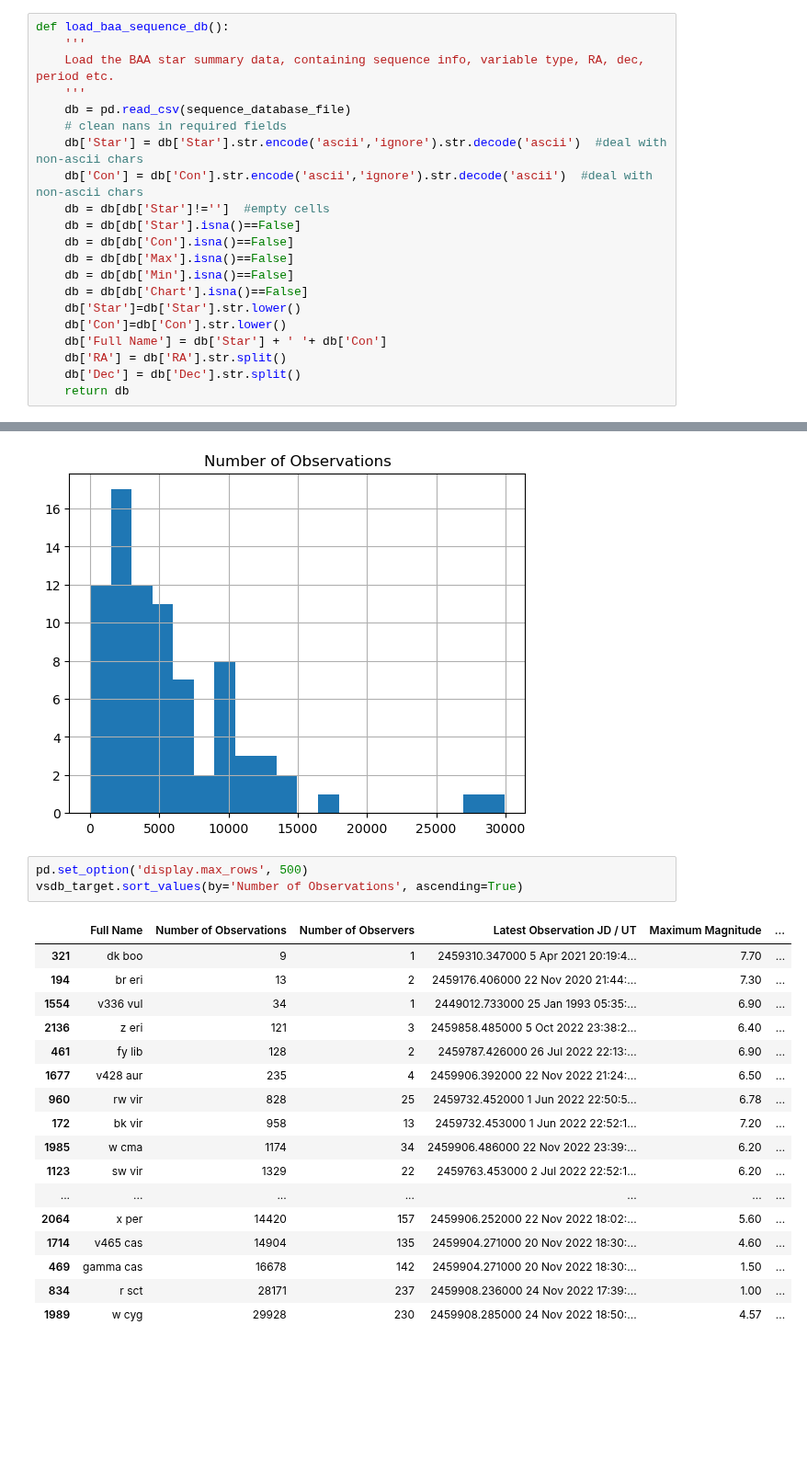
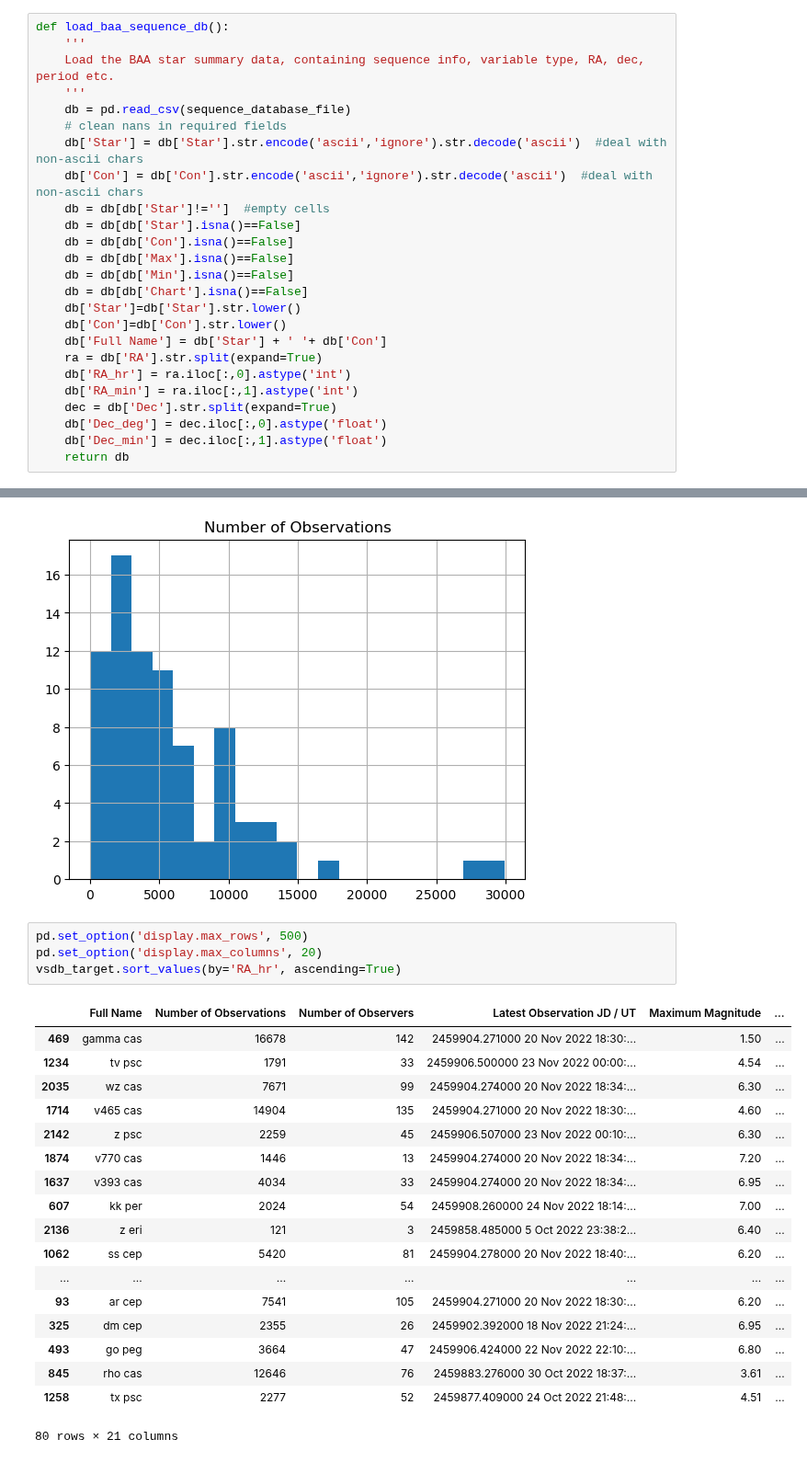
Before and after one commit to cjohnevans/Astro, a Jupyter notebook: review_baa_database_summary.ipynb, the cells around one changed output, grey strips where cells are left out. Shown at 92% size. Drawn from its saved outputs; the diff is of its cells as text; blank space fills up the shorter version.

Commit message:
RA, Dec into separated columns, as int, float

```diff
--- a/review_baa_database_summary.ipynb
+++ b/review_baa_database_summary.ipynb
@@ -60,8 +60,12 @@ def load_baa_sequence_db():
     db['Star']=db['Star'].str.lower()
     db['Con']=db['Con'].str.lower()
     db['Full Name'] = db['Star'] + ' '+ db['Con']
-    db['RA'] = db['RA'].str.split()
-    db['Dec'] = db['Dec'].str.split()
+    ra = db['RA'].str.split(expand=True)
+    db['RA_hr'] = ra.iloc[:,0].astype('int')
+    db['RA_min'] = ra.iloc[:,1].astype('int')
+    dec = db['Dec'].str.split(expand=True)
+    db['Dec_deg'] = dec.iloc[:,0].astype('float')
+    db['Dec_min'] = dec.iloc[:,1].astype('float')
     return db
 # %%
 def load_baa_vsdb():
@@ -223,22 +234,24 @@ array([[<AxesSubplot: title={'center': 'Number of Observations'}>]],
 [figure]
 # %%
 pd.set_option('display.max_rows', 500)
-vsdb_target.sort_values(by='Number of Observations', ascending=True)
+pd.set_option('display.max_columns', 20)
+vsdb_target.sort_values(by='RA_hr', ascending=True)
 # %% [output]
 |  | Full Name | Number of Observations | Number of Observers | Latest Observation JD / UT | Maximum Magnitude | ... |
-| 321 | dk boo | 9 | 1 | 2459310.347000 5 Apr 2021 20:19:4... | 7.70 | ... |
-| 194 | br eri | 13 | 2 | 2459176.406000 22 Nov 2020 21:44:... | 7.30 | ... |
-| 1554 | v336 vul | 34 | 1 | 2449012.733000 25 Jan 1993 05:35:... | 6.90 | ... |
+| 469 | gamma cas | 16678 | 142 | 2459904.271000 20 Nov 2022 18:30:... | 1.50 | ... |
+| 1234 | tv psc | 1791 | 33 | 2459906.500000 23 Nov 2022 00:00:... | 4.54 | ... |
+| 2035 | wz cas | 7671 | 99 | 2459904.274000 20 Nov 2022 18:34:... | 6.30 | ... |
+| 1714 | v465 cas | 14904 | 135 | 2459904.271000 20 Nov 2022 18:30:... | 4.60 | ... |
+| 2142 | z psc | 2259 | 45 | 2459906.507000 23 Nov 2022 00:10:... | 6.30 | ... |
+| 1874 | v770 cas | 1446 | 13 | 2459904.274000 20 Nov 2022 18:34:... | 7.20 | ... |
+| 1637 | v393 cas | 4034 | 33 | 2459904.274000 20 Nov 2022 18:34:... | 6.95 | ... |
+| 607 | kk per | 2024 | 54 | 2459908.260000 24 Nov 2022 18:14:... | 7.00 | ... |
 | 2136 | z eri | 121 | 3 | 2459858.485000 5 Oct 2022 23:38:2... | 6.40 | ... |
-| 461 | fy lib | 128 | 2 | 2459787.426000 26 Jul 2022 22:13:... | 6.90 | ... |
-| 1677 | v428 aur | 235 | 4 | 2459906.392000 22 Nov 2022 21:24:... | 6.50 | ... |
-| 960 | rw vir | 828 | 25 | 2459732.452000 1 Jun 2022 22:50:5... | 6.78 | ... |
-| 172 | bk vir | 958 | 13 | 2459732.453000 1 Jun 2022 22:52:1... | 7.20 | ... |
-| 1985 | w cma | 1174 | 34 | 2459906.486000 22 Nov 2022 23:39:... | 6.20 | ... |
-| 1123 | sw vir | 1329 | 22 | 2459763.453000 2 Jul 2022 22:52:1... | 6.20 | ... |
+| 1062 | ss cep | 5420 | 81 | 2459904.278000 20 Nov 2022 18:40:... | 6.20 | ... |
 | ... | ... | ... | ... | ... | ... | ... |
-| 2064 | x per | 14420 | 157 | 2459906.252000 22 Nov 2022 18:02:... | 5.60 | ... |
-| 1714 | v465 cas | 14904 | 135 | 2459904.271000 20 Nov 2022 18:30:... | 4.60 | ... |
-| 469 | gamma cas | 16678 | 142 | 2459904.271000 20 Nov 2022 18:30:... | 1.50 | ... |
-| 834 | r sct | 28171 | 237 | 2459908.236000 24 Nov 2022 17:39:... | 1.00 | ... |
-| 1989 | w cyg | 29928 | 230 | 2459908.285000 24 Nov 2022 18:50:... | 4.57 | ... |
+| 93 | ar cep | 7541 | 105 | 2459904.271000 20 Nov 2022 18:30:... | 6.20 | ... |
+| 325 | dm cep | 2355 | 26 | 2459902.392000 18 Nov 2022 21:24:... | 6.95 | ... |
+| 493 | go peg | 3664 | 47 | 2459906.424000 22 Nov 2022 22:10:... | 6.80 | ... |
+| 845 | rho cas | 12646 | 76 | 2459883.276000 30 Oct 2022 18:37:... | 3.61 | ... |
+| 1258 | tx psc | 2277 | 52 | 2459877.409000 24 Oct 2022 21:48:... | 4.51 | ... |
+80 rows × 21 columns
```
Also changed, not shown: parts of 9 cells of this notebook.
